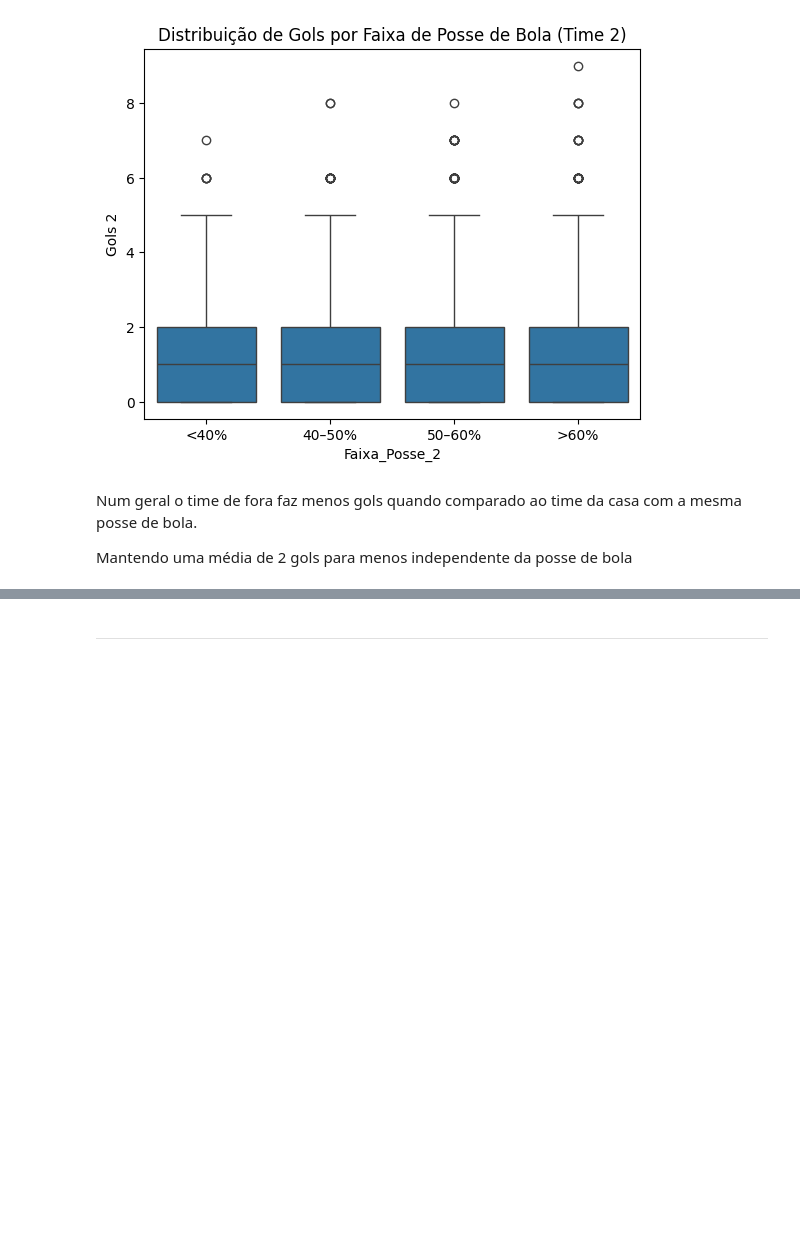
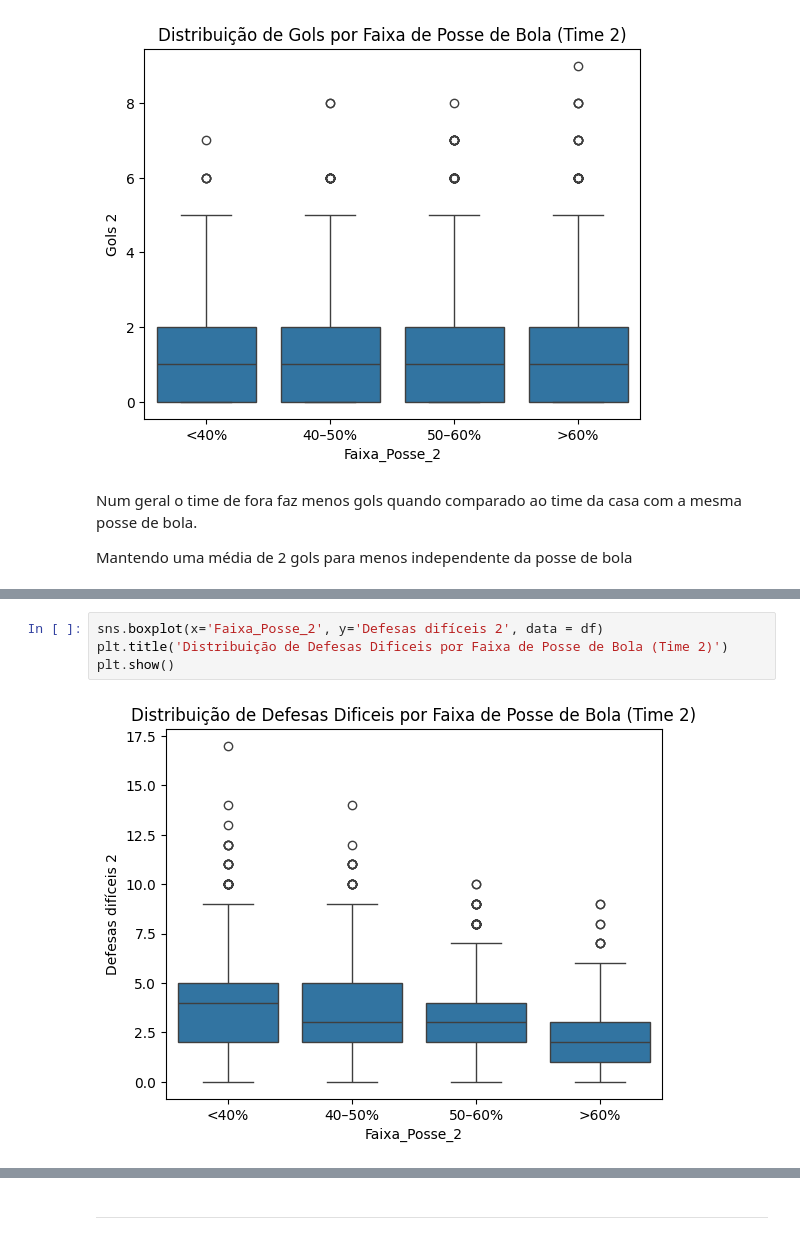
Before and after one commit to carloshnp/PS-2025.1, a Jupyter notebook: PS.ipynb, the cells around one changed output, grey strips where cells are left out. Drawn from its saved outputs; the diff is of its cells as text; blank space fills up the shorter version.

```diff
--- a/PS.ipynb
+++ b/PS.ipynb
@@ -411,0 +418,6 @@ Mantendo uma média de 2 gols para menos independente da posse de bola
+# %%
+sns.boxplot(x='Faixa_Posse_2', y='Defesas difíceis 2', data = df)
+plt.title('Distribuição de Defesas Dificeis por Faixa de Posse de Bola (Time 2)')
+plt.show()
+# %% [output]
+[figure, added]
```
Also changed, not shown: parts of 5 cells of this notebook.
